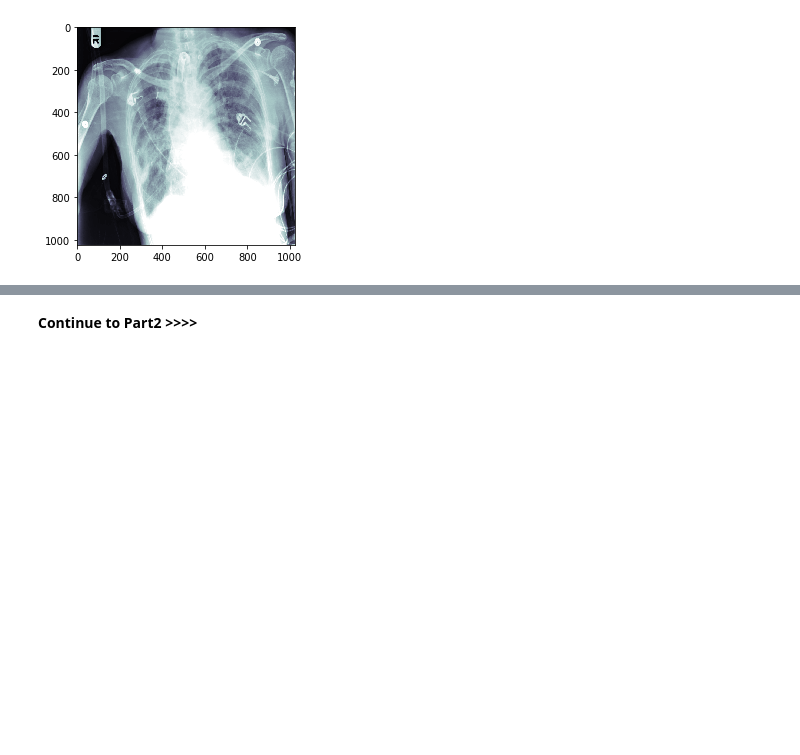
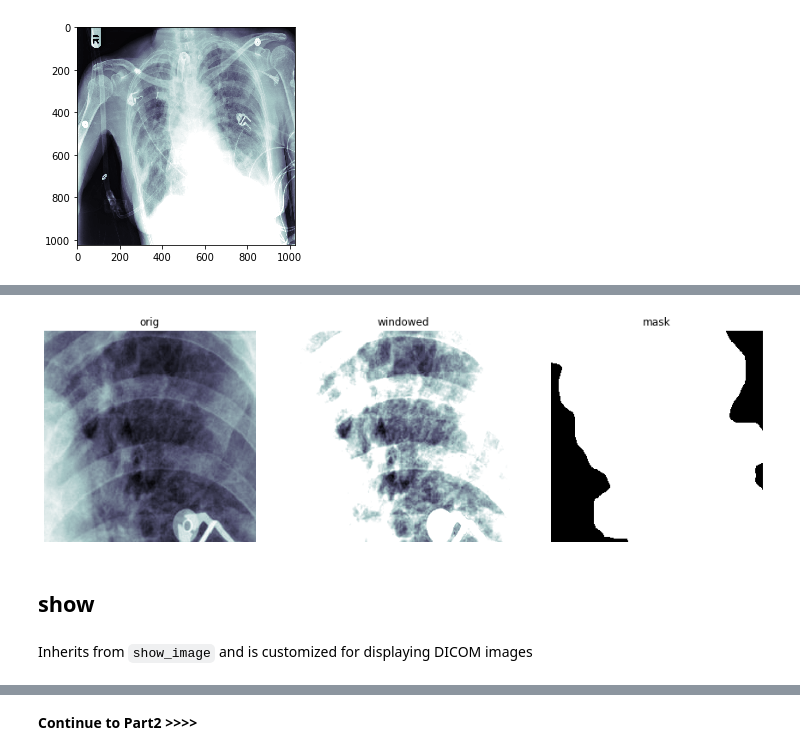
Before and after one commit to asvcode/medical_imaging, a Jupyter notebook: Medical-Imaging-Part1.ipynb, the cells around one changed output, grey strips where cells are left out. Drawn from its saved outputs; the diff is of its cells as text; code cells hidden in the pictures; blank space fills up the shorter version.

```diff
--- a/Medical-Imaging-Part1.ipynb
+++ b/Medical-Imaging-Part1.ipynb
@@ -359,0 +420,11 @@ plt.imshow(dimg.windowed(*dicom_windows.lungs), cmap=plt.cm.bone)
+# %%
+matplotlib.rcParams['image.cmap'] = 'bone'
+# %%
+imk = [e,r, test_e]
+show_images(imk, titles=('orig', 'windowed', 'mask'), figsize=(15,15))
+# %% [output]
+[figure, added]
+# %% [markdown]
+## show
+# %% [markdown]
+Inherits from `show_image` and is customized for displaying DICOM images
```
Also changed, not shown: parts of 19 cells of this notebook.
